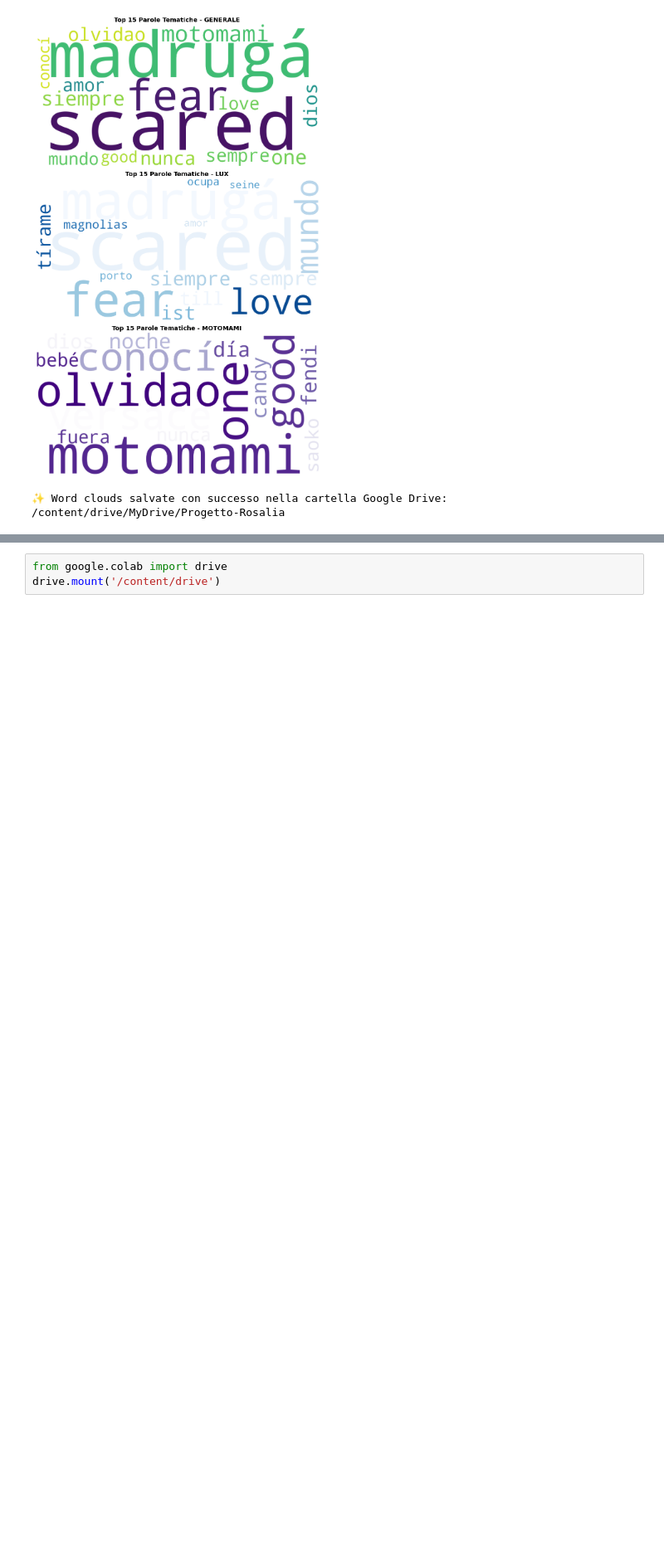
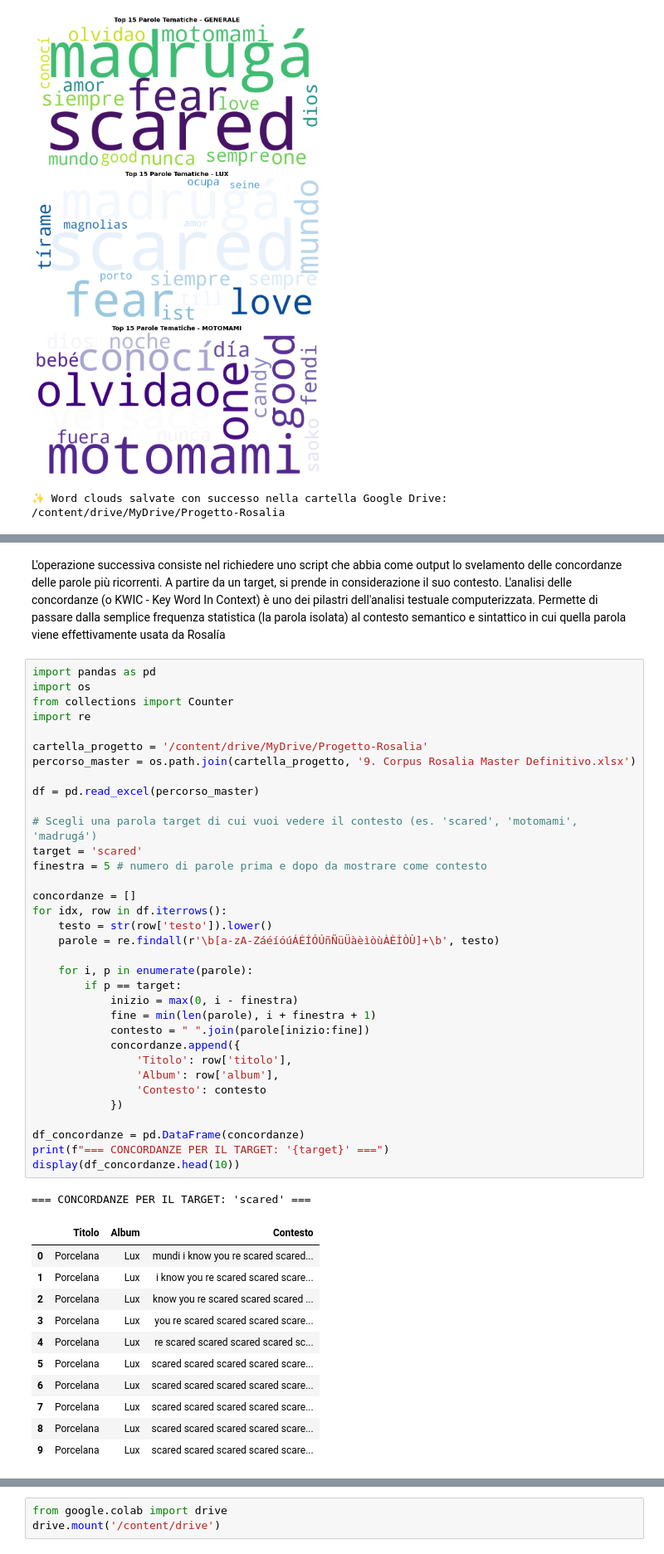
Before and after one commit to BeatriceMadau/Progetto-Rosalia, a Jupyter notebook: Progetto.ipynb, the cells around one changed output, grey strips where cells are left out. Shown at 83% size. Cells and saved outputs as stored; diff of their text form; blank space fills up the shorter version.

```diff
--- a/Progetto.ipynb
+++ b/Progetto.ipynb
@@ -2432,0 +1758,49 @@ if not Trovato:
+# %% [markdown]
+L'operazione successiva consiste nel richiedere uno script che abbia come output lo svelamento delle concordanze delle parole più ricorrenti. A partire da un target, si prende in considerazione il suo contesto. L'analisi delle concordanze (o KWIC - Key Word In Context) è uno dei pilastri dell'analisi testuale computerizzata. Permette di passare dalla semplice frequenza statistica (la parola isolata) al contesto semantico e sintattico in cui quella parola viene effettivamente usata da Rosalía
+# %%
+import pandas as pd
+import os
+from collections import Counter
+import re
+
+cartella_progetto = '/content/drive/MyDrive/Progetto-Rosalia'
+percorso_master = os.path.join(cartella_progetto, '9. Corpus Rosalia Master Definitivo.xlsx')
+
+df = pd.read_excel(percorso_master)
+
+# Scegli una parola target di cui vuoi vedere il contesto (es. 'scared', 'motomami', 'madrugá')
+target = 'scared'
+finestra = 5 # numero di parole prima e dopo da mostrare come contesto
+
+concordanze = []
+for idx, row in df.iterrows():
+    testo = str(row['testo']).lower()
+    parole = re.findall(r'\b[a-zA-ZáéíóúÁÉÍÓÚñÑüÜàèìòùÀÈÌÒÙ]+\b', testo)
+
+    for i, p in enumerate(parole):
+        if p == target:
+            inizio = max(0, i - finestra)
+            fine = min(len(parole), i + finestra + 1)
+            contesto = " ".join(parole[inizio:fine])
+            concordanze.append({
+                'Titolo': row['titolo'],
+                'Album': row['album'],
+                'Contesto': contesto
+            })
+
+df_concordanze = pd.DataFrame(concordanze)
+print(f"=== CONCORDANZE PER IL TARGET: '{target}' ===")
+display(df_concordanze.head(10))
+# %% [output]
+=== CONCORDANZE PER IL TARGET: 'scared' ===
+|  | Titolo | Album | Contesto |
+| 0 | Porcelana | Lux | mundi i know you re scared scared... |
+| 1 | Porcelana | Lux | i know you re scared scared scare... |
+| 2 | Porcelana | Lux | know you re scared scared scared ... |
+| 3 | Porcelana | Lux | you re scared scared scared scare... |
+| 4 | Porcelana | Lux | re scared scared scared scared sc... |
+| 5 | Porcelana | Lux | scared scared scared scared scare... |
+| 6 | Porcelana | Lux | scared scared scared scared scare... |
+| 7 | Porcelana | Lux | scared scared scared scared scare... |
+| 8 | Porcelana | Lux | scared scared scared scared scare... |
+| 9 | Porcelana | Lux | scared scared scared scared scare... |
```
Also changed, not shown: parts of 31 cells of this notebook.
